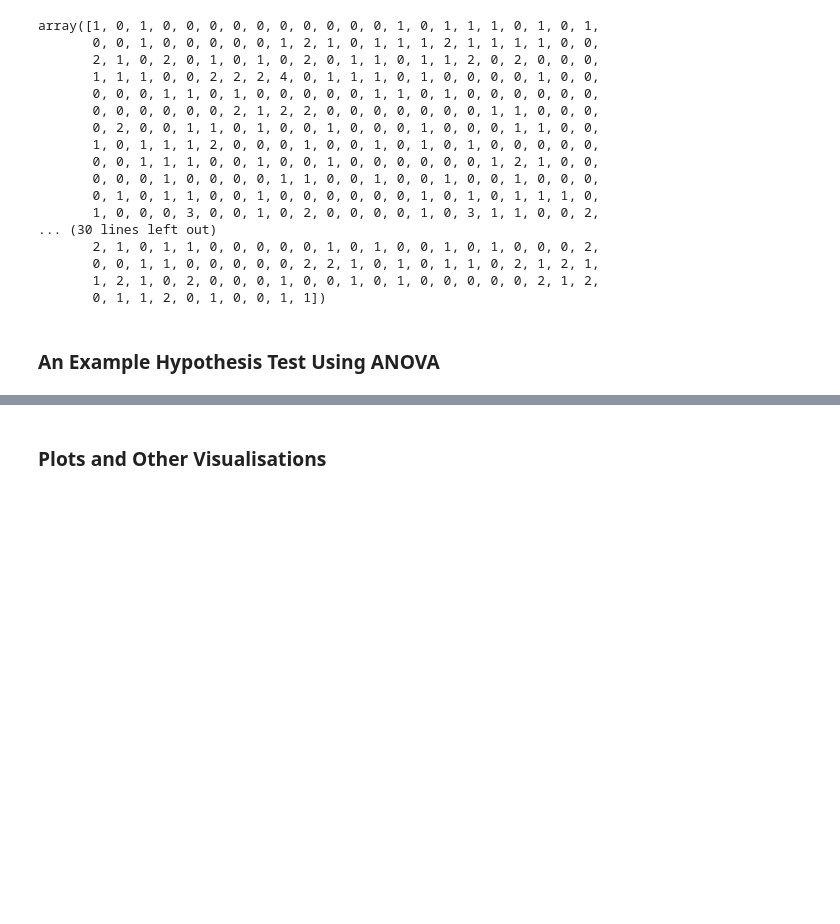
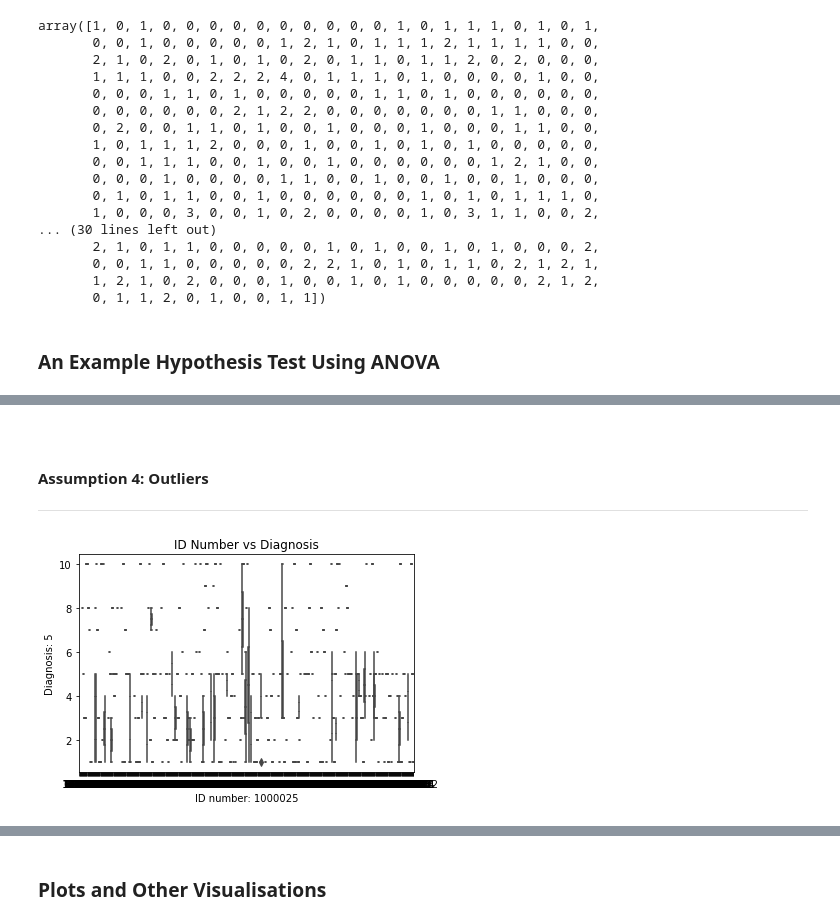
Before and after one commit to Samjean2020/machine-learning-and-statistics-project-winter-21-22, a Jupyter notebook: scipy-stats.ipynb, the cells around one changed output, grey strips where cells are left out. Saved outputs shown, nothing was run; the diff lists cells and outputs as text; code cells hidden in the pictures; blank space fills up the shorter version.

```diff
--- a/scipy-stats.ipynb
+++ b/scipy-stats.ipynb
@@ -270,0 +327,3 @@ array([1, 0, 1, 0, 0, 0, 0, 0, 0, 0, 0, 0, 0, 1, 0, 1, 1, 1, 0, 1, 0, 1,
+# %%
+# Use Pandas DataFrame() function.
+df = pd.read_csv('https://archive.ics.uci.edu/ml/machine-learning-databases/breast-cancer-wisconsin/breast-cancer-wisconsin.data')
@@ -270,0 +386,4 @@ array([1, 0, 1, 0, 0, 0, 0, 0, 0, 0, 0, 0, 0, 1, 0, 1, 1, 1, 0, 1, 0, 1,
+# %%
+# The dependent variable has value ID number.
+dependent = df['1000025']
+dependent
@@ -270,0 +415,4 @@ array([1, 0, 1, 0, 0, 0, 0, 0, 0, 0, 0, 0, 0, 1, 0, 1, 1, 1, 0, 1, 0, 1,
+# %%
+# Independent variable has attribute diagnosis( M= malignant, B= benign) 3-32)
+independent = df['5']
+independent
@@ -270,0 +432,22 @@ array([1, 0, 1, 0, 0, 0, 0, 0, 0, 0, 0, 0, 0, 1, 0, 1, 1, 1, 0, 1, 0, 1,
+# %% [markdown]
+<br>
+
+#### Assumption 4: Outliers
+
+***
+# %%
+# https://seaborn.pydata.org/generated/seaborn.boxplot.html
+sns.boxplot(x=dependent, y=independent)
+
+# The Seaborn plot title and labels.
+# ID Number is represented by the value 1000025 and Diagnosis is represented by the element "5"
+# Set title.
+plt.title('ID Number vs Diagnosis')
+# Set labels
+plt.xlabel('ID number: 1000025')
+plt.ylabel('Diagnosis: 5')
+
+# Display the plot.
+plt.show()
+# %% [output]
+[figure, added]
```
Also changed, not shown: parts of 29 cells of this notebook.
